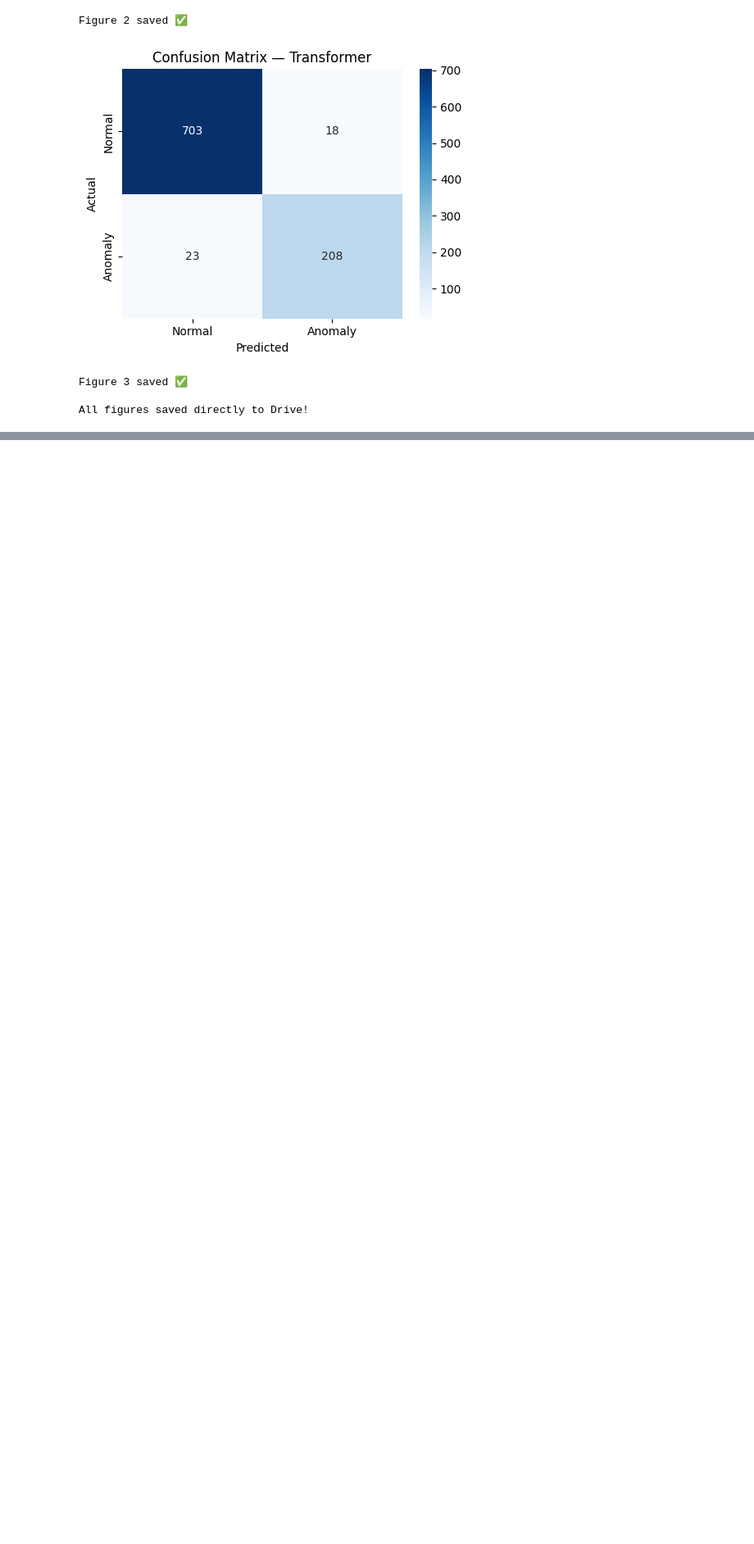
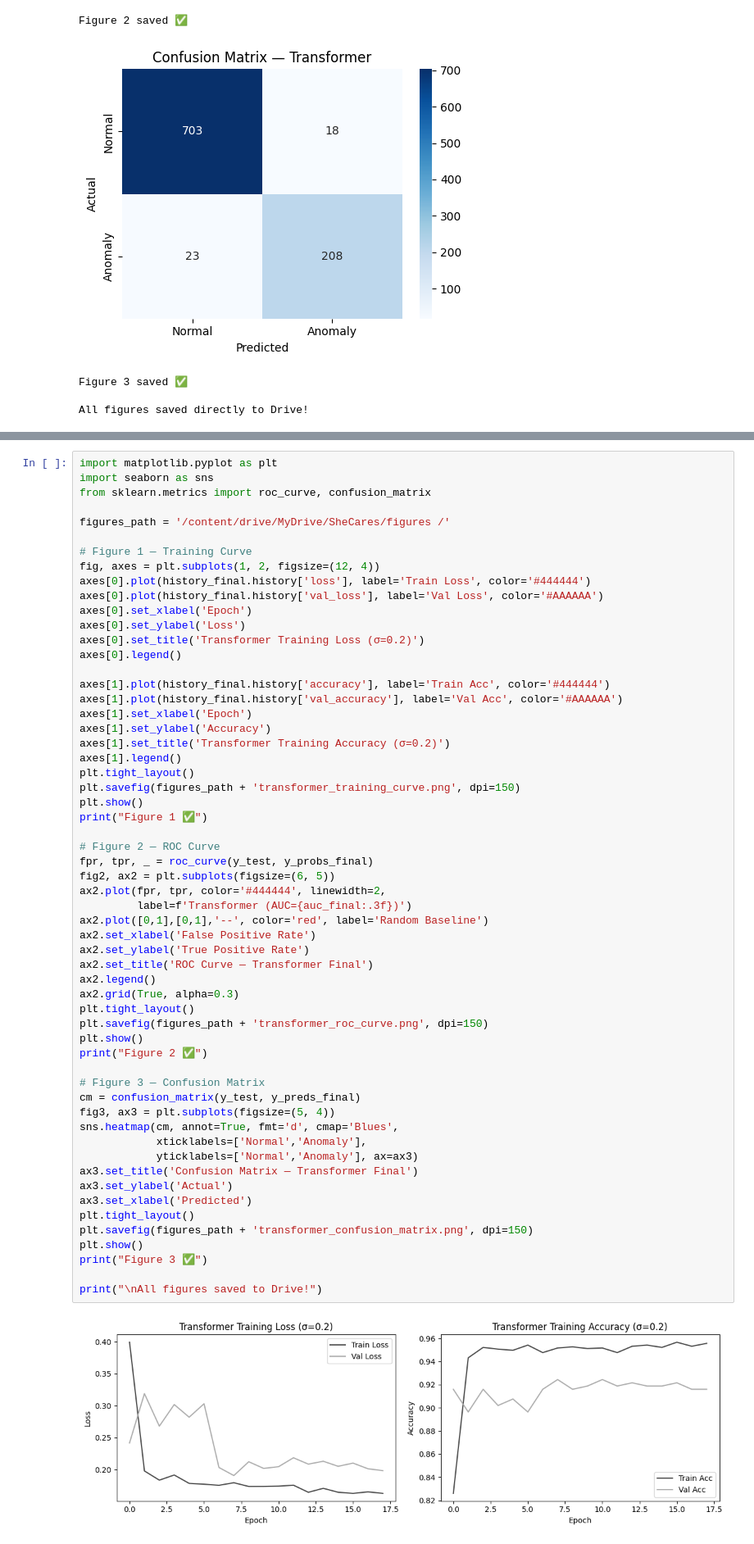
Before and after one commit to ashleshashuklaa/Menstrual-Health-Anomaly-Detector, a Jupyter notebook: transformer_model.ipynb, the cells around one changed output, grey strips where cells are left out. Shown at 82% size. Cells and saved outputs as stored; diff of their text form; blank space fills up the shorter version.

```diff
--- a/transformer_model.ipynb
+++ b/transformer_model.ipynb
@@ -1030,0 +1926,60 @@ All figures saved directly to Drive!
+# %%
+import matplotlib.pyplot as plt
+import seaborn as sns
+from sklearn.metrics import roc_curve, confusion_matrix
+
+figures_path = '/content/drive/MyDrive/SheCares/figures /'
+
+# Figure 1 — Training Curve
+fig, axes = plt.subplots(1, 2, figsize=(12, 4))
+axes[0].plot(history_final.history['loss'], label='Train Loss', color='#444444')
+axes[0].plot(history_final.history['val_loss'], label='Val Loss', color='#AAAAAA')
+axes[0].set_xlabel('Epoch')
+axes[0].set_ylabel('Loss')
+axes[0].set_title('Transformer Training Loss (σ=0.2)')
+axes[0].legend()
+
+axes[1].plot(history_final.history['accuracy'], label='Train Acc', color='#444444')
+axes[1].plot(history_final.history['val_accuracy'], label='Val Acc', color='#AAAAAA')
+axes[1].set_xlabel('Epoch')
+axes[1].set_ylabel('Accuracy')
+axes[1].set_title('Transformer Training Accuracy (σ=0.2)')
+axes[1].legend()
+plt.tight_layout()
+plt.savefig(figures_path + 'transformer_training_curve.png', dpi=150)
+plt.show()
+print("Figure 1 ✅")
+
+# Figure 2 — ROC Curve
+fpr, tpr, _ = roc_curve(y_test, y_probs_final)
+fig2, ax2 = plt.subplots(figsize=(6, 5))
+ax2.plot(fpr, tpr, color='#444444', linewidth=2,
+         label=f'Transformer (AUC={auc_final:.3f})')
+ax2.plot([0,1],[0,1],'--', color='red', label='Random Baseline')
+ax2.set_xlabel('False Positive Rate')
+ax2.set_ylabel('True Positive Rate')
+ax2.set_title('ROC Curve — Transformer Final')
+ax2.legend()
+ax2.grid(True, alpha=0.3)
+plt.tight_layout()
+plt.savefig(figures_path + 'transformer_roc_curve.png', dpi=150)
+plt.show()
+print("Figure 2 ✅")
+
+# Figure 3 — Confusion Matrix
+cm = confusion_matrix(y_test, y_preds_final)
+fig3, ax3 = plt.subplots(figsize=(5, 4))
+sns.heatmap(cm, annot=True, fmt='d', cmap='Blues',
+            xticklabels=['Normal','Anomaly'],
+            yticklabels=['Normal','Anomaly'], ax=ax3)
+ax3.set_title('Confusion Matrix — Transformer Final')
+ax3.set_ylabel('Actual')
+ax3.set_xlabel('Predicted')
+plt.tight_layout()
+plt.savefig(figures_path + 'transformer_confusion_matrix.png', dpi=150)
+plt.show()
+print("Figure 3 ✅")
+
+print("\nAll figures saved to Drive!")
+# %% [output]
+[figure, added]
```
Also changed, not shown: parts of 18 cells of this notebook.
